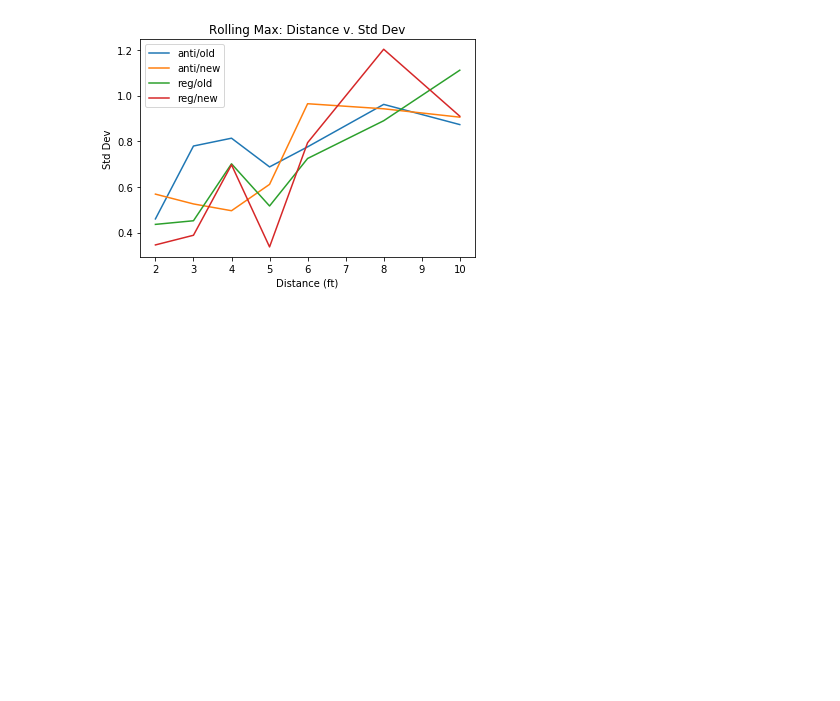
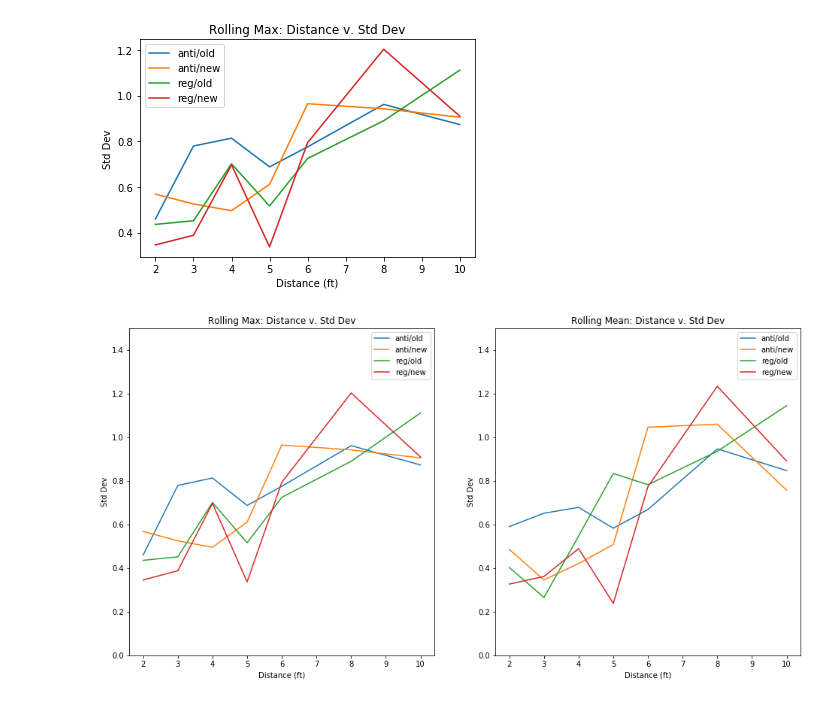
Before and after one commit to HumanDynamics/openbadge, a Jupyter notebook: holderTests/batchage_analysis.ipynb, the cells around one changed output. Cells and saved outputs as stored; diff of their text form; code cells hidden in the pictures; blank space fills up the shorter version.

Commit message:
Analyzing rssi ranging by batch, holdertype, and distance

```diff
--- a/holderTests/batchage_analysis.ipynb
+++ b/holderTests/batchage_analysis.ipynb
@@ -150,3 +150,32 @@ plt.title("Rolling Max: Distance v. Std Dev")
 plt.show()
 # %% [output]
 [figure]
+# %%
+fig, axes = plt.subplots(figsize=(16,8))
+
+plt.subplot(121)
+plt.ylim(0,1.5)
+plt.plot(dist, roll_max_std0, label="anti/old")
+plt.plot(dist, roll_max_std1, label="anti/new")
+plt.plot(dist, roll_max_std2, label="reg/old")
+plt.plot(dist, roll_max_std3, label="reg/new")
+plt.legend()
+plt.xlabel("Distance (ft)")
+plt.ylabel("Std Dev")
+
+plt.title("Rolling Max: Distance v. Std Dev")
+
+plt.subplot(122)
+plt.ylim(0,1.5)
+plt.plot(dist, roll_mean_std0, label="anti/old")
+plt.plot(dist, roll_mean_std1, label="anti/new")
+plt.plot(dist, roll_mean_std2, label="reg/old")
+plt.plot(dist, roll_mean_std3, label="reg/new")
+plt.legend()
+plt.xlabel("Distance (ft)")
+plt.ylabel("Std Dev")
+plt.title("Rolling Mean: Distance v. Std Dev")
+
+plt.show()
+# %% [output]
+[figure, added]
```
